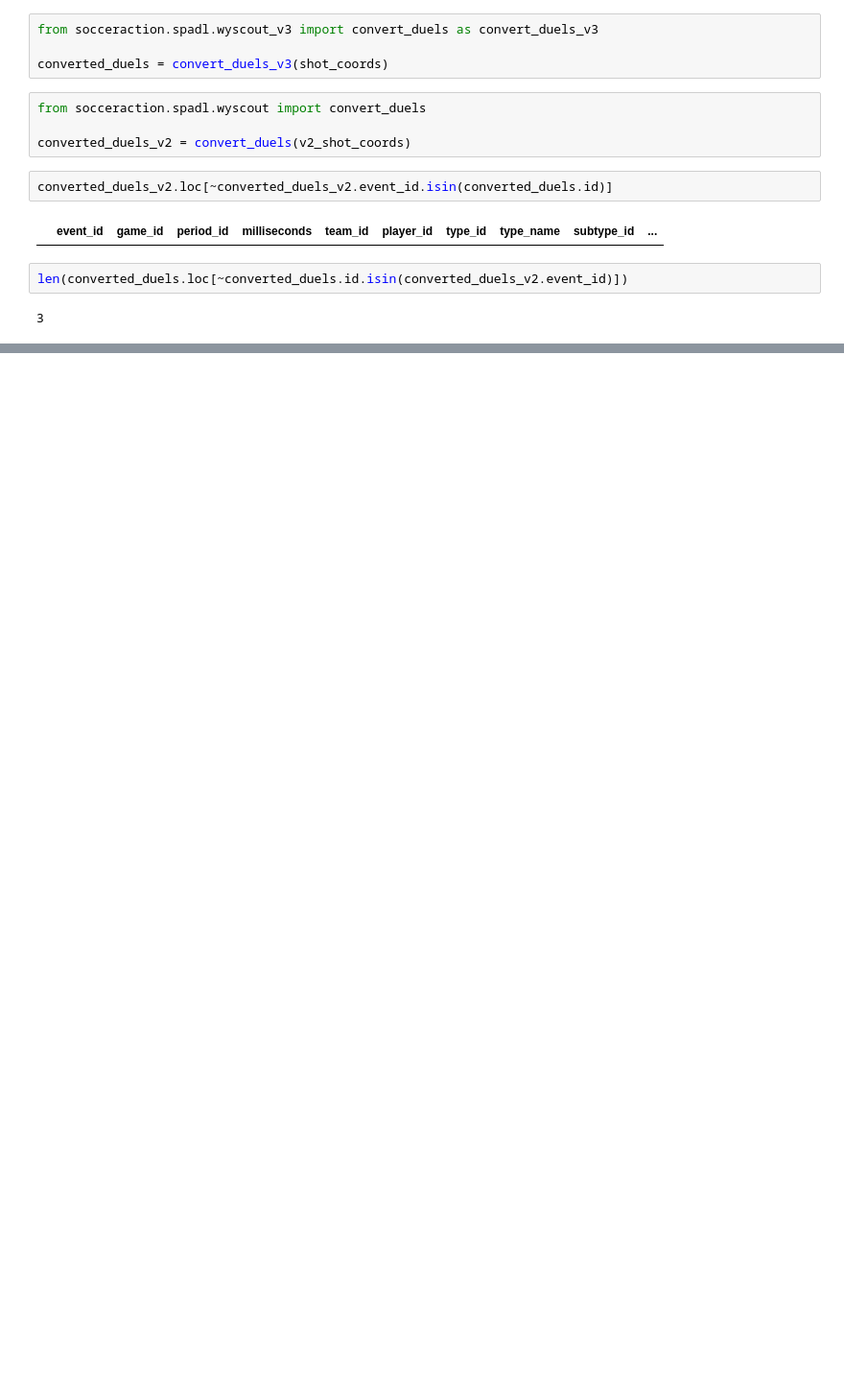
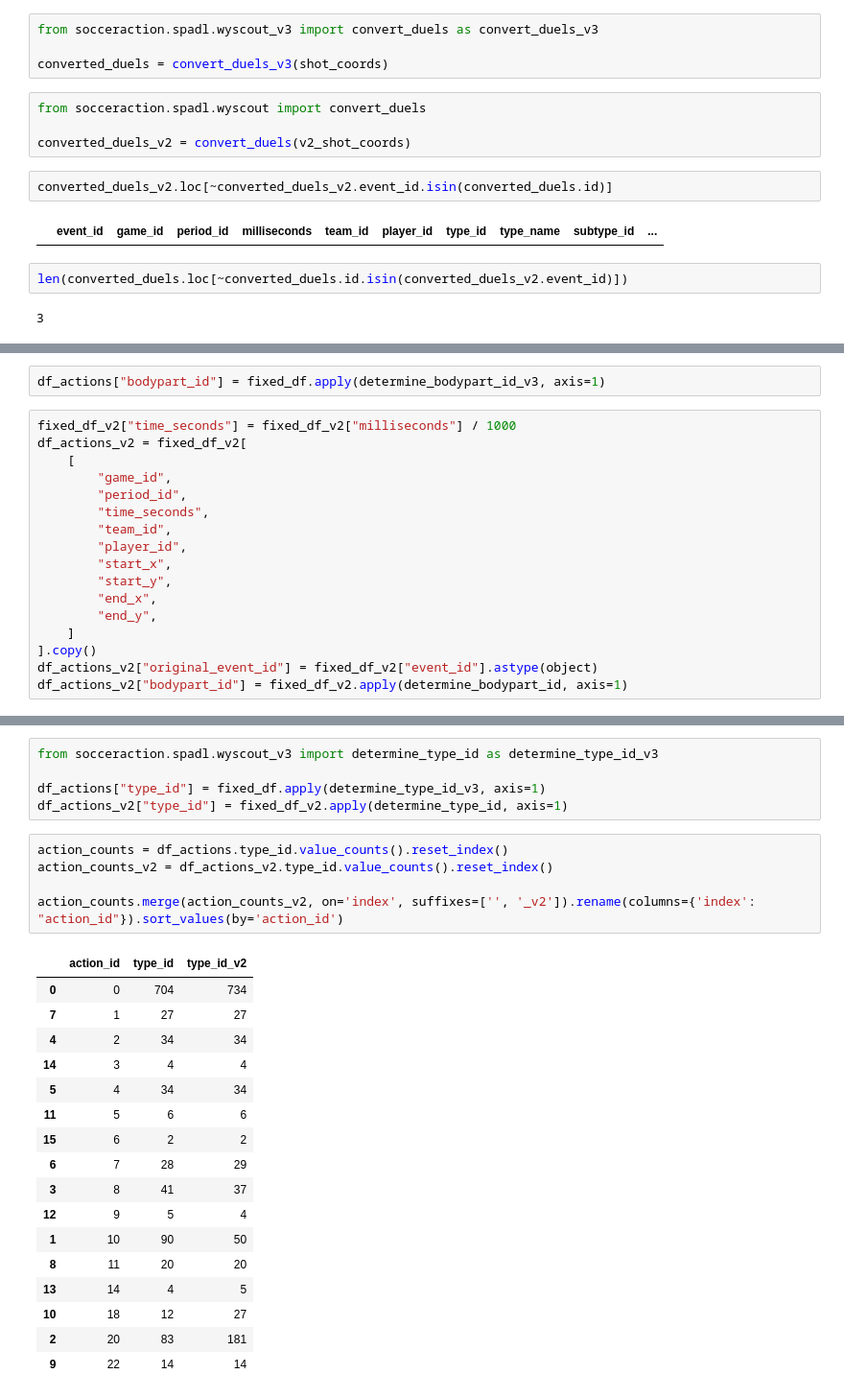
Before and after one commit to liammoore44/wyscout-spadl-conversion, a Jupyter notebook: test_notebooks/Wyscout-conversion.ipynb, the cells around one changed output, grey strips where cells are left out. Shown at 96% size. Drawn from its saved outputs; the diff is of its cells as text; blank space fills up the shorter version.

```diff
--- a/test_notebooks/Wyscout-conversion.ipynb
+++ b/test_notebooks/Wyscout-conversion.ipynb
@@ -397,0 +457,19 @@ array([nan, True, False], dtype=object)
+# %%
+df_actions["bodypart_id"] = fixed_df.apply(determine_bodypart_id_v3, axis=1)
+# %%
+fixed_df_v2["time_seconds"] = fixed_df_v2["milliseconds"] / 1000
+df_actions_v2 = fixed_df_v2[
+    [
+        "game_id",
+        "period_id",
+        "time_seconds",
+        "team_id",
+        "player_id",
+        "start_x",
+        "start_y",
+        "end_x",
+        "end_y",
+    ]
+].copy()
+df_actions_v2["original_event_id"] = fixed_df_v2["event_id"].astype(object)
+df_actions_v2["bodypart_id"] = fixed_df_v2.apply(determine_bodypart_id, axis=1)
@@ -397,0 +483,28 @@ array([nan, True, False], dtype=object)
+# %%
+from socceraction.spadl.wyscout_v3 import determine_type_id as determine_type_id_v3
+
+df_actions["type_id"] = fixed_df.apply(determine_type_id_v3, axis=1)
+df_actions_v2["type_id"] = fixed_df_v2.apply(determine_type_id, axis=1)
+# %%
+action_counts = df_actions.type_id.value_counts().reset_index()
+action_counts_v2 = df_actions_v2.type_id.value_counts().reset_index()
+
+action_counts.merge(action_counts_v2, on='index', suffixes=['', '_v2']).rename(columns={'index': "action_id"}).sort_values(by='action_id')
+# %% [output]
+|  | action_id | type_id | type_id_v2 |
+| 0 | 0 | 704 | 734 |
+| 7 | 1 | 27 | 27 |
+| 4 | 2 | 34 | 34 |
+| 14 | 3 | 4 | 4 |
+| 5 | 4 | 34 | 34 |
+| 11 | 5 | 6 | 6 |
+| 15 | 6 | 2 | 2 |
+| 6 | 7 | 28 | 29 |
+| 3 | 8 | 41 | 37 |
+| 12 | 9 | 5 | 4 |
+| 1 | 10 | 90 | 50 |
+| 8 | 11 | 20 | 20 |
+| 13 | 14 | 4 | 5 |
+| 10 | 18 | 12 | 27 |
+| 2 | 20 | 83 | 181 |
+| 9 | 22 | 14 | 14 |
```
Also changed, not shown: parts of 19 cells of this notebook, 2 other files.
